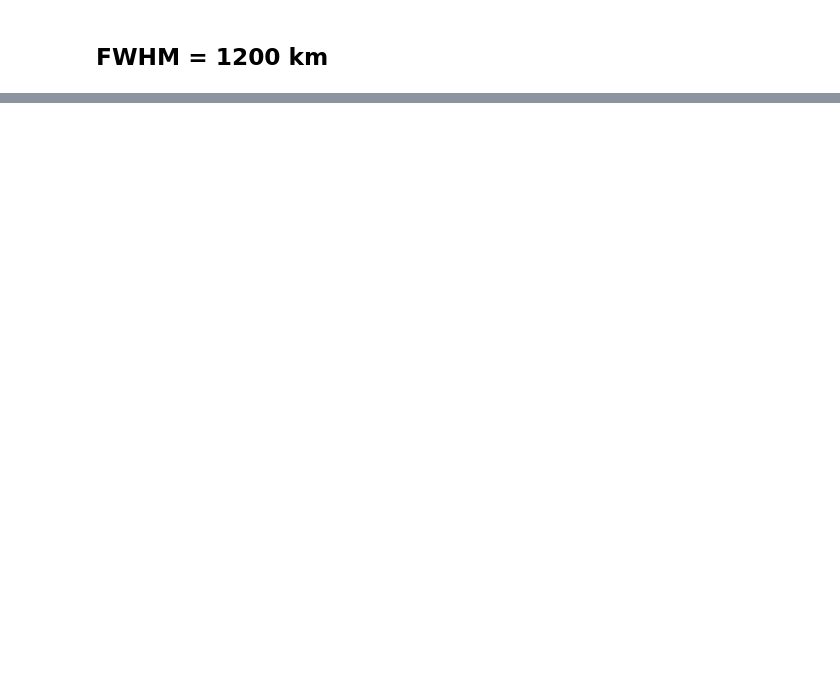
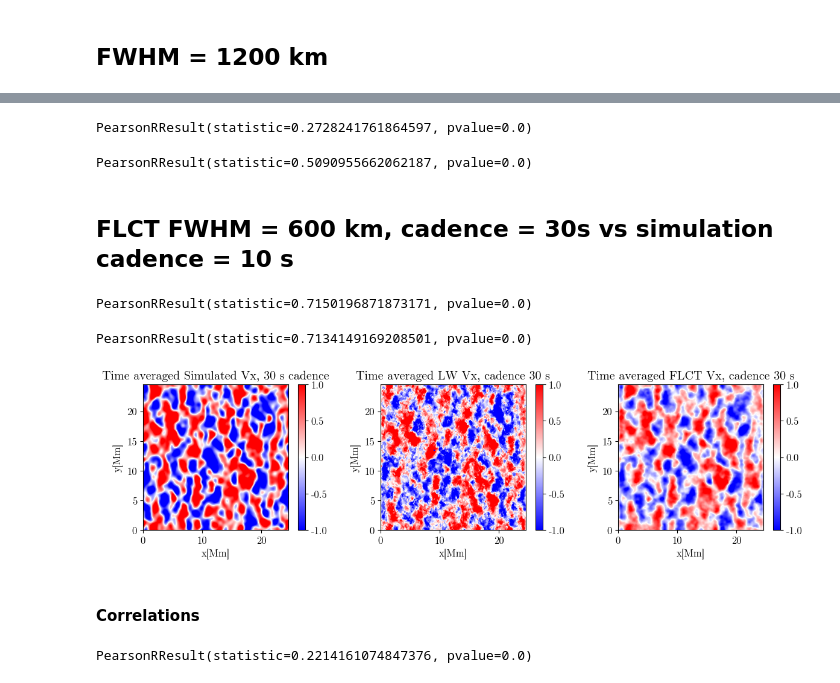
Before and after one commit to TheodoreKostic/Tracking_features, a Jupyter notebook: FirstPaper/Checkup_timeavg.ipynb, the cells around one changed output, grey strips where cells are left out. Cells and saved outputs as stored; diff of their text form; code cells hidden in the pictures; blank space fills up the shorter version.

Commit message:
Updated some correlations

```diff
--- a/FirstPaper/Checkup_timeavg.ipynb
+++ b/FirstPaper/Checkup_timeavg.ipynb
@@ -532,0 +592,9 @@ plt.savefig("XY_CONV_different_cadences.png", bbox_inches = 'tight', dpi = 300)
+# %%
+Vx_tracked_600_30 = fits.open("pyFLCT_fwhm_600_dt_30_Inte%3_tracked.fits")[0].data
+Vy_tracked_600_30 = fits.open("pyFLCT_fwhm_600_dt_30_Inte%3_tracked.fits")[1].data
+# %%
+Vx_mean600_30_sim90 = temporal_avg(Vx_tracked_600_30, 0, 90)
+#Vx_mean600_30_sim90 = Vx_mean600_30_sim90/1E5
+
+Vy_mean600_30_sim90 = temporal_avg(Vy_tracked_600_30, 0, 90)
+#Vy_mean600_30_sim90 = Vy_mean600_30_sim90/1E5
@@ -532,0 +636,9 @@ plt.savefig("XY_CONV_different_cadences.png", bbox_inches = 'tight', dpi = 300)
+# %%
+Vx_LW_600 = fits.open("pyFLCT_fwhm_600_dt_30_500nmInte_tracked.fits")[0].data
+Vy_LW_600 = fits.open("pyFLCT_fwhm_600_dt_30_500nmInte_tracked.fits")[1].data
+# %%
+Vx_meanLW_600_30_sim90 = temporal_avg(Vx_LW_600, 0, 90)
+#Vx_meanLW_600_30_sim90 = Vx_meanLW_600_30_sim90/1E5
+
+Vy_meanLW_600_30_sim90 = temporal_avg(Vy_LW_600, 0, 90)
+#Vy_meanLW_600_30_sim90 = Vy_meanLW_600_30_sim90/1E5
@@ -532,0 +657,60 @@ plt.savefig("XY_CONV_different_cadences.png", bbox_inches = 'tight', dpi = 300)
+# %%
+Rx_LW600_FLCT_10 = pearsonr(Vx_10filtered22.flatten(), Vx_meanLW_600_30_sim90.flatten())
+print(Rx_LW600_FLCT_10)
+# %% [output]
+PearsonRResult(statistic=0.2728241761864597, pvalue=0.0)
+# %%
+Ry_LW600_FLCT_10 = pearsonr(Vy_10filtered22.flatten(), Vy_meanLW_600_30_sim90.flatten())
+print(Ry_LW600_FLCT_10)
+# %% [output]
+PearsonRResult(statistic=0.5090955662062187, pvalue=0.0)
+# %% [markdown]
+<h2>FLCT FWHM = 600 km, cadence = 30s vs simulation cadence = 10 s</h2>
+# %%
+Rx_600_30_sim10 = pearsonr(Vx_mean600_30_sim90.flatten(), Vx_10filtered22.flatten())
+print(Rx_600_30_sim10)
+# %% [output]
+PearsonRResult(statistic=0.7150196871873171, pvalue=0.0)
+# %%
+Ry_600_30_sim10 = pearsonr(Vy_mean600_30_sim90.flatten(), Vy_10filtered22.flatten())
+print(Ry_600_30_sim10)
+# %% [output]
+PearsonRResult(statistic=0.7134149169208501, pvalue=0.0)
+# %%
+fig = plt.figure(figsize=[12, 3.2])
+#plt.suptitle("Simulated velocities averaged to 15 min; 10 s vs 20, 30, 40, 50, 60 s cadence")# atmos[0] tau
+
+
+plt.subplot(131)                                      # atmos[1] temp
+plt.title("Time averaged Simulated Vx, 30 s cadence")                                # atmos[2]
+plt.xlabel("x[Mm]")
+plt.ylabel("y[Mm]")
+plt.imshow(Vx_30filtered22[:, :], origin='lower', cmap = "bwr", extent = (0, 24.536, 0, 24.536), vmin = -1, vmax = 1)
+plt.colorbar()
+
+plt.subplot(132)                                      # atmos[1] temp
+plt.title("Time averaged LW Vx, cadence 30 s")                                # atmos[2]
+plt.xlabel("x[Mm]")
+plt.ylabel("y[Mm]")
+plt.imshow(Vx_meanLW_600_30_sim90[:, :], origin='lower', cmap = "bwr", extent = (0, 24.536, 0, 24.536), vmin = -1, vmax = 1)
+plt.colorbar()
+
+
+plt.subplot(133)                                      # atmos[1] temp
+plt.title("Time averaged FLCT Vx, cadence 30 s")                                # atmos[2]
+plt.xlabel("x[Mm]")
+plt.ylabel("y[Mm]")
+plt.imshow(Vx_mean600_30_sim90[:, :], origin='lower', cmap = "bwr", extent = (0, 24.536, 0, 24.536), vmin = -1, vmax = 1)
+plt.colorbar()
+
+fig.tight_layout()
+plt.savefig("LW_nesto", dpi = 100)
+# %% [output]
+[figure, added]
+# %% [markdown]
+<h4>Correlations</h4>
+# %%
+r_x1 = pearsonr(Vx_30filtered22.flatten(),Vx_meanLW_600_30_sim90.flatten())
+print(r_x1)
+# %% [output]
+PearsonRResult(statistic=0.2214161074847376, pvalue=0.0)
```
Also changed, not shown: parts of 86 cells of this notebook.
